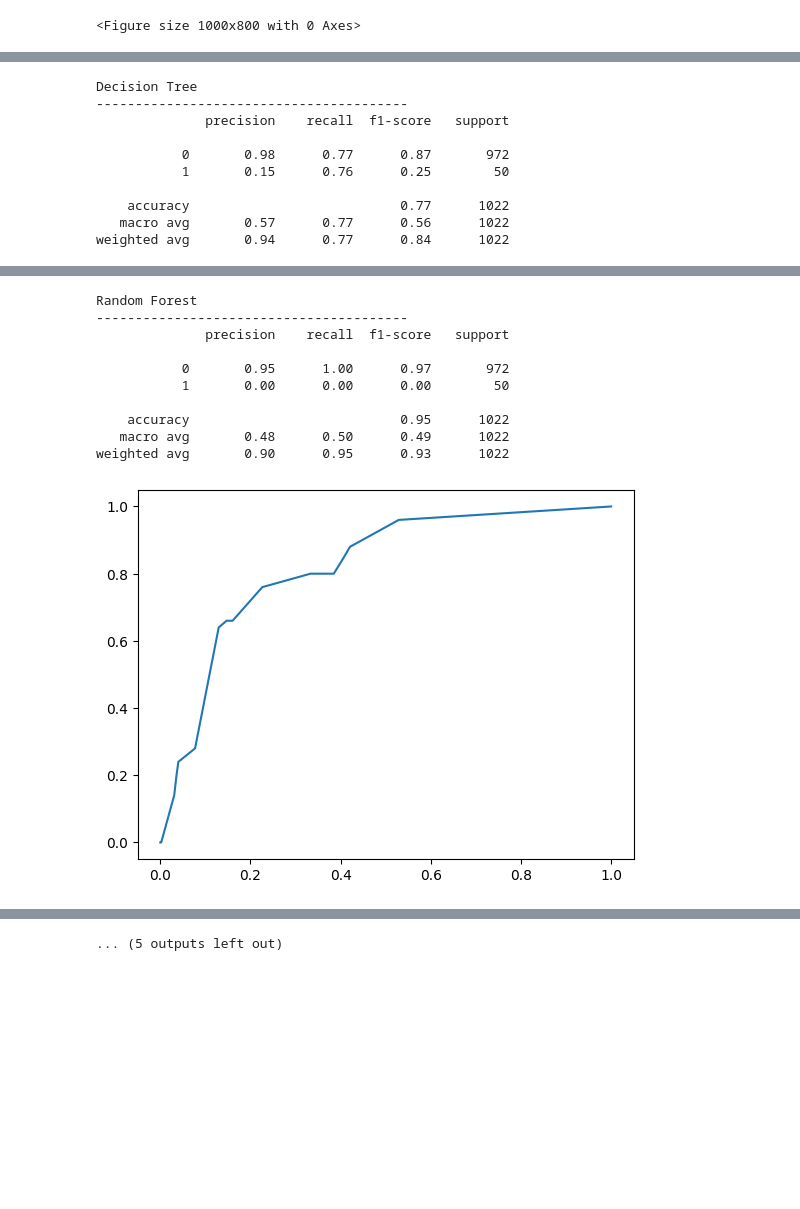
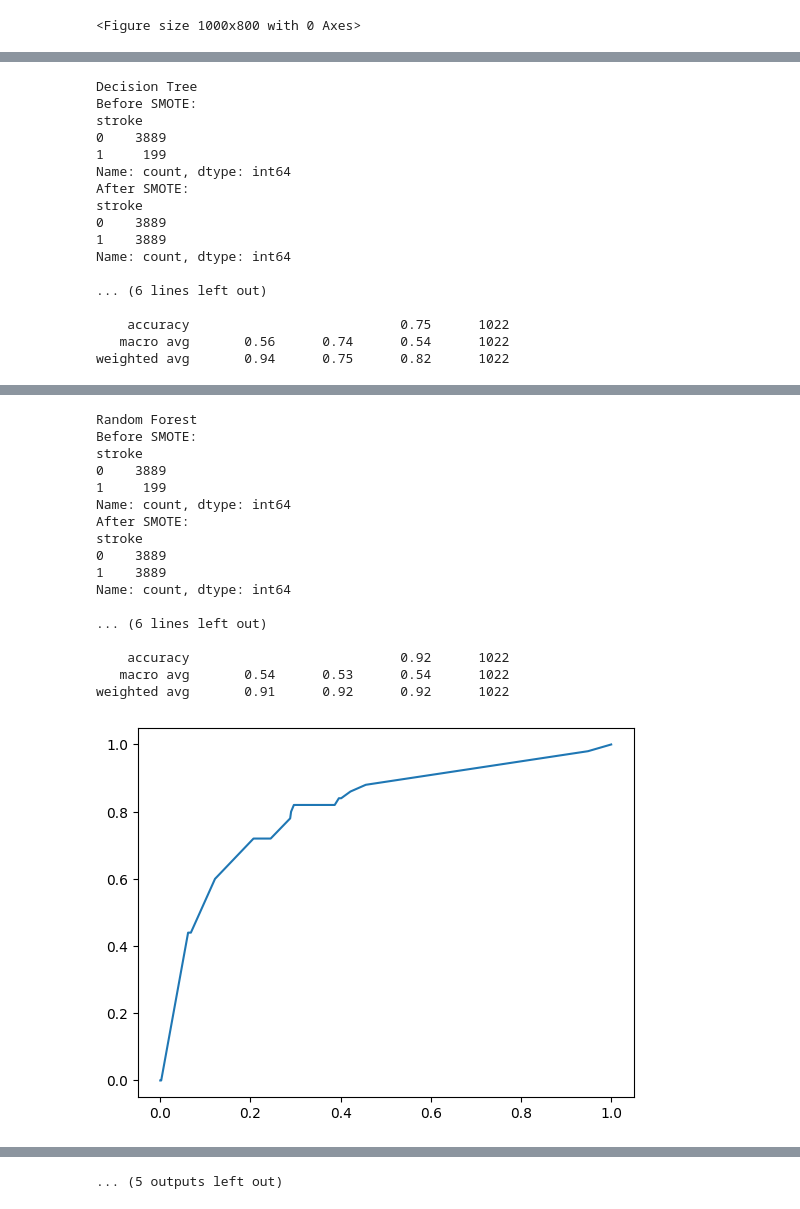
Before and after one commit to Conlatron78/Stroke-Prediction-, a Jupyter notebook: StokePrediction.ipynb, the cells around one changed output, grey strips where cells are left out. Saved outputs shown, nothing was run; the diff lists cells and outputs as text; code cells hidden in the pictures; blank space fills up the shorter version.

```diff
--- a/StokePrediction.ipynb
+++ b/StokePrediction.ipynb
@@ -11,6 +11,7 @@ from sklearn.preprocessing import StandardScaler, OneHotEncoder
 from sklearn.compose import ColumnTransformer
 from sklearn.pipeline import Pipeline
 from sklearn.impute import SimpleImputer
+
 
 from sklearn.linear_model import LogisticRegression
 from sklearn.tree import DecisionTreeClassifier
@@ -105,7 +106,10 @@ X_train, X_test, y_train, y_test = train_test_split(
     X, y, test_size=0.2, random_state=42, stratify=y
 )
 
-# 6. MODELS WITH CLASS BALANCING
+# 6. MODELS WITH CLASS BALANCING + SMOTE
+from imblearn.over_sampling import SMOTE
+from imblearn.pipeline import Pipeline as ImbPipeline
+
 models = {
     "Logistic Regression": LogisticRegression(
         max_iter=1000,
@@ -133,12 +137,33 @@ plt.figure(figsize=(10, 8))
 # 7. TRAIN + EVALUATE + VISUALS
 for name, model in models.items():
 
-    clf = Pipeline([
+    clf = ImbPipeline([
         ("preprocessing", preprocessor),
+        ("smote", SMOTE(random_state=42)),
+        ("model", model)
+    ])
+for name, model in models.items():
+
+    clf = ImbPipeline([
+        ("preprocessing", preprocessor),
+        ("smote", SMOTE(random_state=42)),
         ("model", model)
     ])
 
+    print(f"\n{name}")
+    print("Before SMOTE:")
+    print(y_train.value_counts())
+
+    X_temp = preprocessor.fit_transform(X_train)
+    X_smote, y_smote = SMOTE(random_state=42).fit_resample(X_temp, y_train)
+
+    print("After SMOTE:")
+    print(pd.Series(y_smote).value_counts())
+
     clf.fit(X_train, y_train)
+
+    y_pred = clf.predict(X_test)
+    y_proba = clf.predict_proba(X_test)[:, 1]
 
     y_pred = clf.predict(X_test)
     y_proba = clf.predict_proba(X_test)[:, 1]
@@ -213,8 +238,9 @@ plt.savefig("plots/model_performance.png", bbox_inches="tight")
 plt.show()
 
 # 9. FEATURE IMPORTANCE
-rf_pipeline = Pipeline([
+rf_pipeline = ImbPipeline([
     ("preprocessing", preprocessor),
+    ("smote", SMOTE(random_state=42)),
     ("model", RandomForestClassifier(
         n_estimators=100,
         random_state=42,
@@ -284,10 +307,17 @@ weighted avg       0.94      0.75      0.82      1022
 Decision Tree
-----------------------------------------
-              precision    recall  f1-score   support
+Before SMOTE:
+stroke
+0    3889
+1     199
+Name: count, dtype: int64
+After SMOTE:
+stroke
+0    3889
+1    3889
+Name: count, dtype: int64
 
-           0       0.98      0.77      0.87       972
-           1       0.15      0.76      0.25        50
+... (6 lines left out)
 
-    accuracy                           0.77      1022
-   macro avg       0.57      0.77      0.56      1022
-weighted avg       0.94      0.77      0.84      1022
+    accuracy                           0.75      1022
+   macro avg       0.56      0.74      0.54      1022
+weighted avg       0.94      0.75      0.82      1022
@@ -296,11 +326,18 @@ weighted avg       0.94      0.77      0.84      1022
 Random Forest
-----------------------------------------
-              precision    recall  f1-score   support
+Before SMOTE:
+stroke
+0    3889
+1     199
+Name: count, dtype: int64
+After SMOTE:
+stroke
+0    3889
+1    3889
+Name: count, dtype: int64
 
-           0       0.95      1.00      0.97       972
-           1       0.00      0.00      0.00        50
+... (6 lines left out)
 
-    accuracy                           0.95      1022
-   macro avg       0.48      0.50      0.49      1022
-weighted avg       0.90      0.95      0.93      1022
+    accuracy                           0.92      1022
+   macro avg       0.54      0.53      0.54      1022
+weighted avg       0.91      0.92      0.92      1022
-[figure, old version]
+[figure, new version]
```
Also changed, not shown: parts of 1 cell of this notebook.
